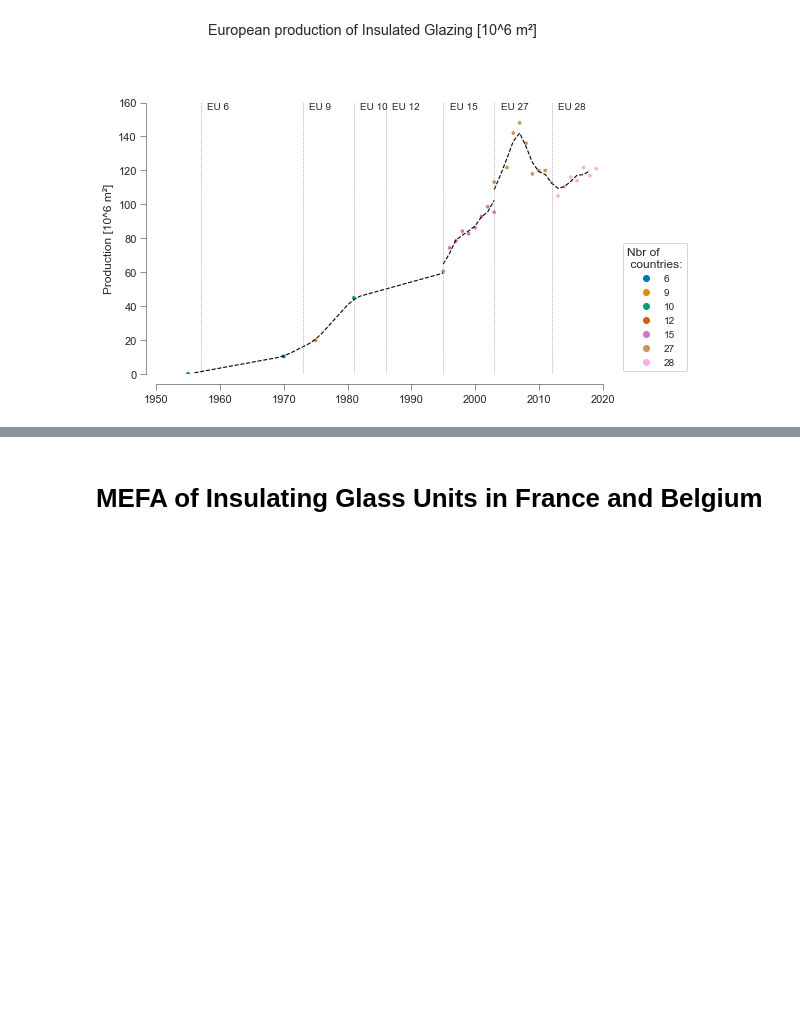
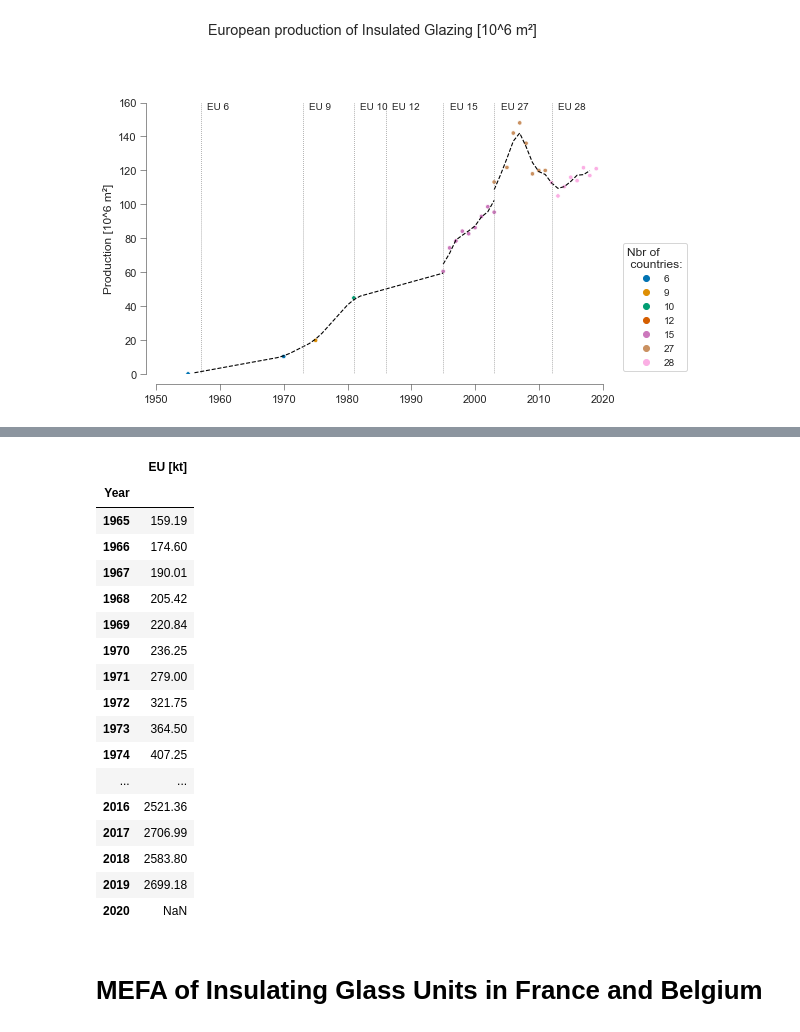
Before and after one commit to JeanSouv/01_MFA_GlassIndustry, a Jupyter notebook: MFA_IGU.ipynb, the cells around one changed output, grey strips where cells are left out. Saved outputs shown, nothing was run; the diff lists cells and outputs as text; code cells hidden in the pictures; blank space fills up the shorter version.

```diff
--- a/MFA_IGU.ipynb
+++ b/MFA_IGU.ipynb
@@ -662,0 +661,13 @@ TypeError: Index(...) must be called with a collection of some kind, 'Year' was
+# %%
+IGU_Use['EU [kt]'] = (EU_IGU.interpolate().reset_index()
+                      .drop_duplicates(subset=['year'],
+                                       keep='last')
+                      .set_index(['year'])['Consumption [kt]'])
+# %%
+for i in IGU_Use.index:
+    if (i != 2020 and IGU_Use['EU [kt]'].isna().loc[i]):
+        IGU_Use['EU [kt]'].loc[i] = (EU_IGU.interpolate().reset_index()
+                                     .drop_duplicates(subset=['year'],
+                                                      keep='last')
+                                     .set_index(['year'])['Production [kt]']
+                                     .loc[i])
@@ -662,0 +695,21 @@ TypeError: Index(...) must be called with a collection of some kind, 'Year' was
+# %%
+IGU_Use[20:]
+# %% [output]
+|  | EU [kt] |
+| Year |  |
+| 1965 | 159.19 |
+| 1966 | 174.60 |
+| 1967 | 190.01 |
+| 1968 | 205.42 |
+| 1969 | 220.84 |
+| 1970 | 236.25 |
+| 1971 | 279.00 |
+| 1972 | 321.75 |
+| 1973 | 364.50 |
+| 1974 | 407.25 |
+| ... | ... |
+| 2016 | 2521.36 |
+| 2017 | 2706.99 |
+| 2018 | 2583.80 |
+| 2019 | 2699.18 |
+| 2020 | NaN |
```
Also changed, not shown: parts of 31 cells of this notebook, 1 other file.
